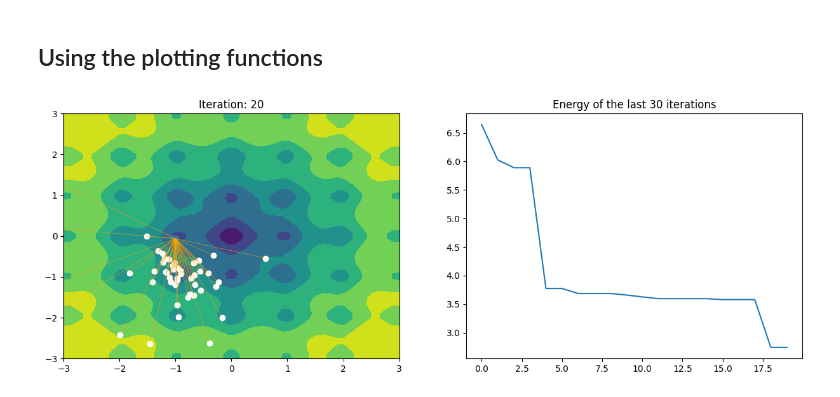
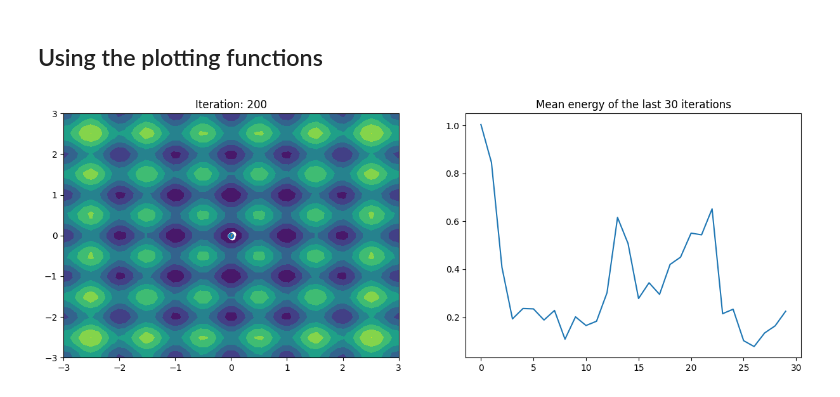
Before and after one commit to PdIPS/CBXpy, a Jupyter notebook: docs/examples/low_level.ipynb, the cells around one changed output. Saved outputs shown, nothing was run; the diff lists cells and outputs as text; code cells hidden in the pictures.

```diff
--- a/docs/examples/low_level.ipynb
+++ b/docs/examples/low_level.ipynb
@@ -16,13 +16,13 @@ The autoreload extension is already loaded. To reload it, use:
 np.random.seed(420)
 conf = {'alpha': 40.0,
         'dt': 0.1,
-        'sigma': 1.,#8,#5.1,#8.0,
+        'sigma': 1.2,
         'lamda': 1.0,
         'batch_args':{
         'batch_size':200,
         'batch_partial': False},
         'd': 2,
-        'max_it': 20,
+        'max_it': 200,
         'N': 50,
         'M': 3,
         'track_args': {'names':
@@ -36,32 +36,32 @@ conf = {'alpha': 40.0,
 # %%
 import matplotlib.pyplot as plt
 from IPython import display
 
 fig, ax = plt.subplots(1,2, figsize=(15,5))
 
 f = Rastrigin()
 x = cbx.utils.init_particles(shape=(conf['M'], conf['N'], conf['d']), x_min=-3., x_max = -1.) # Define the initial positions of the particles
 
 
 dyn = CBO(f, x=x, noise='isotropic', f_dim='3D', **conf) # Define the CBO algorithm
 sched = effective_sample_size(maximum=1e12)
 plotter = PlotDynamic(dyn, ax=ax[0],
                        objective_args={'x_min':-3, 'x_max':3},
                        particle_args={'color':'xkcd:white'},
                        plot_consensus=True,
                        plot_drift=True)
 plotter.init_plot()
 while not dyn.terminate():
     display.clear_output(wait=True)
     dyn.step()
     sched.update(dyn)
     # update energy plot
     ax[1].clear()
-    ax[1].plot([e[0] for e in dyn.history['energy'][-30:]])
-    ax[1].set_title('Energy of the last 30 iterations')
+    ax[1].plot([e[0, :].mean() for e in dyn.history['energy'][-30:]])
+    ax[1].set_title('Mean energy of the last 30 iterations')
     ax[0].set_title('Iteration: ' + str(dyn.it))
 
     plotter.update(wait=0.2)
     display.display(fig)
 # %% [output]
-[figure, old version]
+[figure, new version]
```
Also changed, not shown: parts of 1 cell of this notebook, 7 other files.
